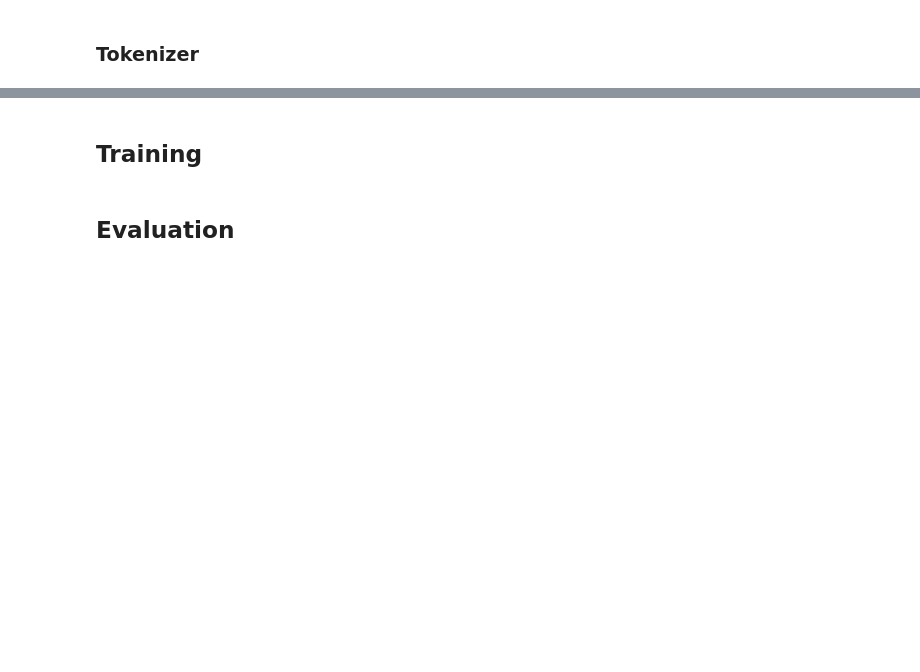
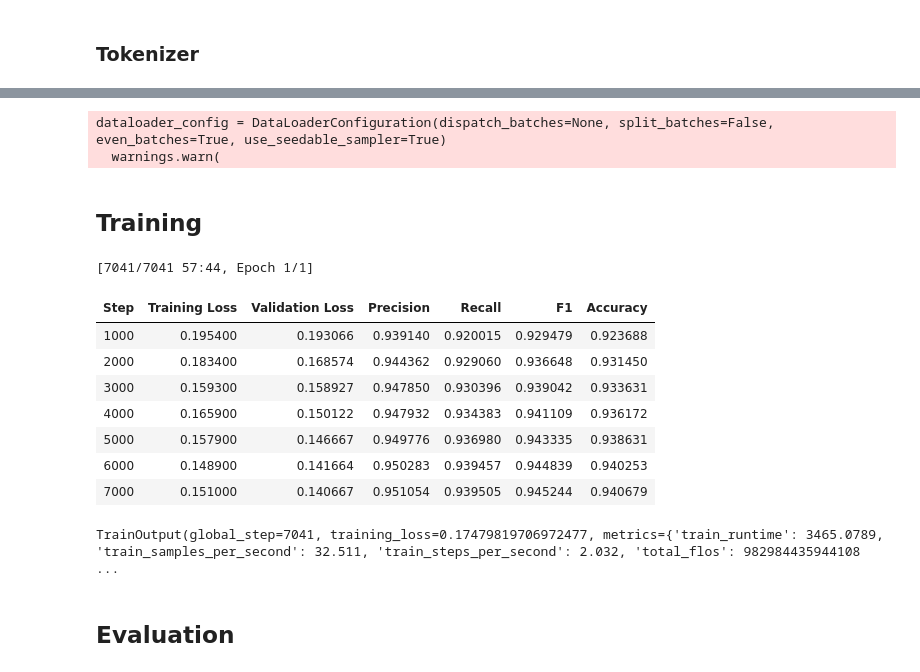
Before and after one commit to SurtMcGert/Abbreviation-detection-in-text, a Jupyter notebook: NLP-Coursework.ipynb, the cells around one changed output, grey strips where cells are left out. Cells and saved outputs as stored; diff of their text form; code cells hidden in the pictures; blank space fills up the shorter version.

```diff
--- a/NLP-Coursework.ipynb
+++ b/NLP-Coursework.ipynb
@@ -142,0 +323,7 @@ print(f'The model has {count_parameters(model):,} trainable parameters')
+# %%
+from transformers import DataCollatorForTokenClassification
+from datasets import load_metric
+data_collator = DataCollatorForTokenClassification(tokenizer)
+metric = load_metric("seqeval")
+labels = [label_list[i] for i in example[f"{task}_tags"]]
+metric.compute(predictions=[labels], references=[labels])
@@ -143,2 +338,40 @@ print(f'The model has {count_parameters(model):,} trainable parameters')
+# %%
+import numpy as np
+
+def compute_metrics(p):
+    predictions, labels = p
+    predictions = np.argmax(predictions, axis=2)
+
+    # Remove ignored index (special tokens)
+    true_predictions = [
+        [label_list[p] for (p, l) in zip(prediction, label) if l != -100]
+        for prediction, label in zip(predictions, labels)
+    ]
+    true_labels = [
+        [label_list[l] for (p, l) in zip(prediction, label) if l != -100]
+        for prediction, label in zip(predictions, labels)
+    ]
+
+    results = metric.compute(predictions=true_predictions, references=true_labels)
+    return {
+        "precision": results["overall_precision"],
+        "recall": results["overall_recall"],
+        "f1": results["overall_f1"],
+        "accuracy": results["overall_accuracy"],
+    }
+# %%
+from transformers import EarlyStoppingCallback
+BERTtrainer = Trainer(
+    model,
+    args,
+    train_dataset=tokenized_datasets["train"],
+    eval_dataset=tokenized_datasets["validation"],
+    data_collator=data_collator,
+    tokenizer=tokenizer,
+    compute_metrics=compute_metrics,
+)
+# %% [output]
+dataloader_config = DataLoaderConfiguration(dispatch_batches=None, split_batches=False, even_batches=True, use_seedable_sampler=True)
+  warnings.warn(
 # %% [markdown]
 ## Training
@@ -145,2 +382,15 @@ print(f'The model has {count_parameters(model):,} trainable parameters')
+# %%
+BERTtrainer.train()
+# %% [output]
+[7041/7041 57:44, Epoch 1/1]
+| Step | Training Loss | Validation Loss | Precision | Recall | F1 | Accuracy |
+| 1000 | 0.195400 | 0.193066 | 0.939140 | 0.920015 | 0.929479 | 0.923688 |
+| 2000 | 0.183400 | 0.168574 | 0.944362 | 0.929060 | 0.936648 | 0.931450 |
+| 3000 | 0.159300 | 0.158927 | 0.947850 | 0.930396 | 0.939042 | 0.933631 |
+| 4000 | 0.165900 | 0.150122 | 0.947932 | 0.934383 | 0.941109 | 0.936172 |
+| 5000 | 0.157900 | 0.146667 | 0.949776 | 0.936980 | 0.943335 | 0.938631 |
+| 6000 | 0.148900 | 0.141664 | 0.950283 | 0.939457 | 0.944839 | 0.940253 |
+| 7000 | 0.151000 | 0.140667 | 0.951054 | 0.939505 | 0.945244 | 0.940679 |
+TrainOutput(global_step=7041, training_loss=0.17479819706972477, metrics={'train_runtime': 3465.0789, 'train_samples_per_second': 32.511, 'train_steps_per_second': 2.032, 'total_flos': 982984435944108 ...
 # %% [markdown]
 ## Evaluation
```
Also changed, not shown: parts of 51 cells of this notebook, 2 other files.
